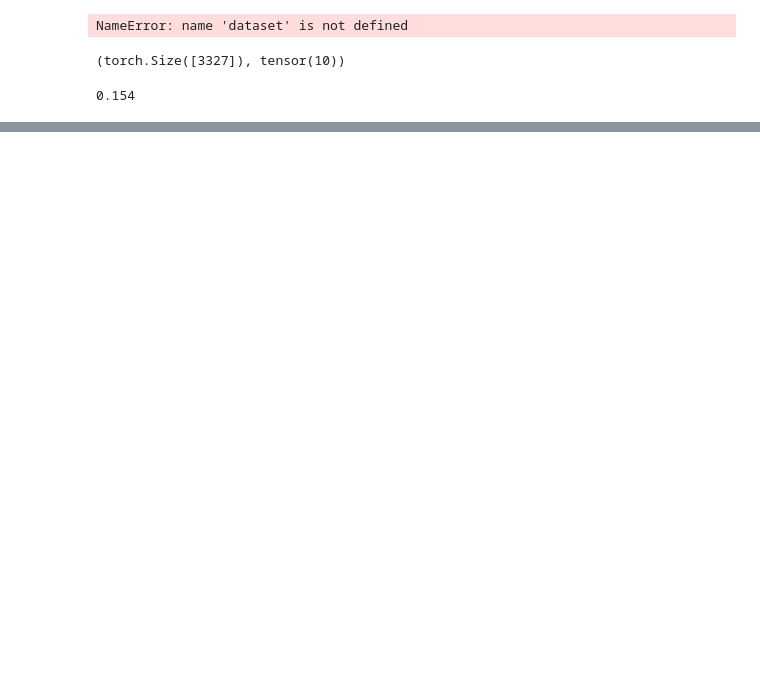
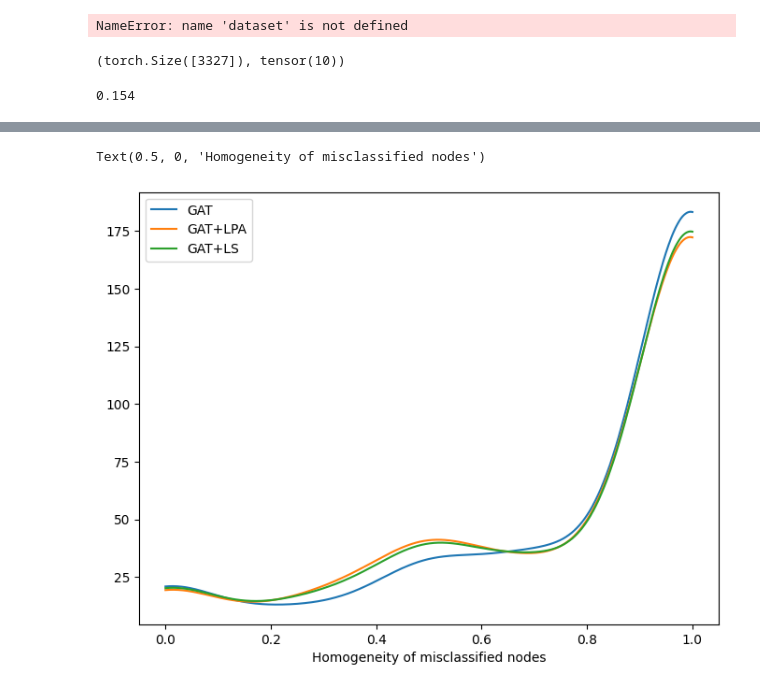
Before and after one commit to yashgupta-7/10708-project, a Jupyter notebook: src/gcnlpa.ipynb, the cells around one changed output, grey strips where cells are left out. Cells and saved outputs as stored; diff of their text form; code cells hidden in the pictures; blank space fills up the shorter version.

```diff
--- a/src/gcnlpa.ipynb
+++ b/src/gcnlpa.ipynb
@@ -192,0 +317,14 @@ sample_unlab_mask.shape, sample_unlab_mask.sum()
+# %%
+G = nx.Graph()
+
+G.add_nodes_from(range(data.num_nodes))
+
+edge_index = data.edge_index.t().tolist()
+
+G.add_edges_from(edge_index)
+# %%
+preds_gat = model_GAT(data.x, data.edge_index).argmax(dim=1)
+preds_lpa_gat = model_lpa_GAT(data.x, data.edge_index).argmax(dim=1)
+preds_gcn = model_GCN(data.x, data.edge_index).argmax(dim=1)
+preds_lpa_gcn = model_lpa_GCN(data.x, data.edge_index).argmax(dim=1)
+preds_ls_gat = model_ls_GAT(data.x, data.edge_index).argmax(dim=1)
@@ -192,0 +381,27 @@ sample_unlab_mask.shape, sample_unlab_mask.sum()
+# %%
+from scipy import stats
+bins = np.arange(10)
+
+xx = np.linspace(0, 1, 1000)
+fig, ax = plt.subplots(figsize=(8,6))
+# ax.hist(misclaasified_homogeneity, density=True, alpha=0.3)
+kde = stats.gaussian_kde(misclaasified_homogeneity_gat)
+ax.plot(xx, kde(xx)*70, label="GAT")
+kde = stats.gaussian_kde(misclaasified_homogeneity_gat_lpa)
+# ax.hist(misclaasified_homogeneity_lpa, density=True, alpha=0.3)
+ax.plot(xx, kde(xx)*70, label="GAT+LPA")
+
+kde = stats.gaussian_kde(misclaasified_homogeneity_gat_ls)
+# ax.hist(misclaasified_homogeneity_lpa, density=True, alpha=0.3)
+ax.plot(xx, kde(xx)*70, label="GAT+LS")
+
+kde = stats.gaussian_kde(misclaasified_homogeneity_gcn)
+# ax.plot(xx, kde(xx), label="GCN")
+kde = stats.gaussian_kde(misclaasified_homogeneity_gcn_lpa)
+# ax.hist(misclaasified_homogeneity_lpa, density=True, alpha=0.3)
+# ax.plot(xx, kde(xx), label="GCN+LPA")
+ax.legend()
+ax.set_xlabel("Homogeneity of misclassified nodes")
+# %% [output]
+Text(0.5, 0, 'Homogeneity of misclassified nodes')
+[figure, added]
```
Also changed, not shown: parts of 69 cells of this notebook, 30 other files.
